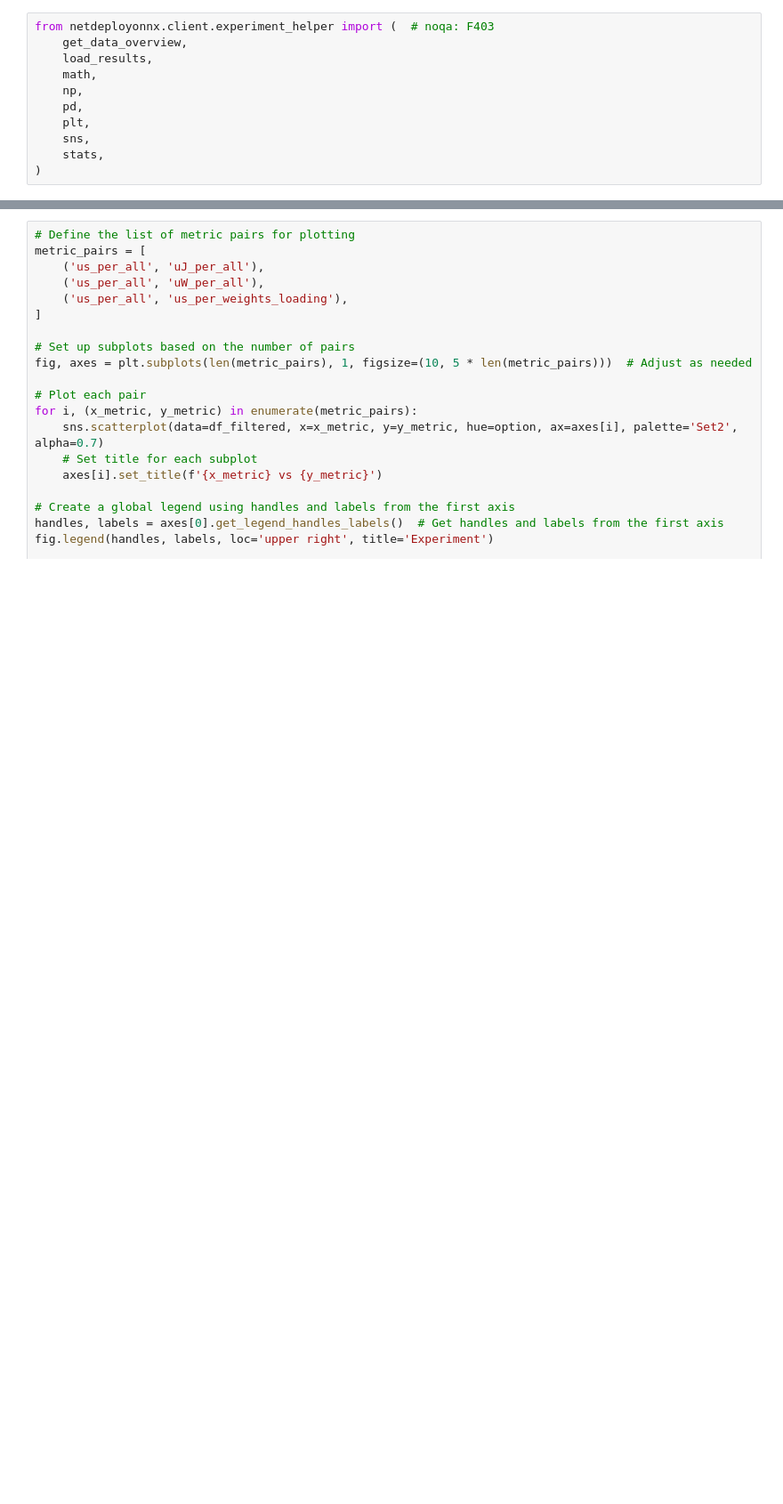
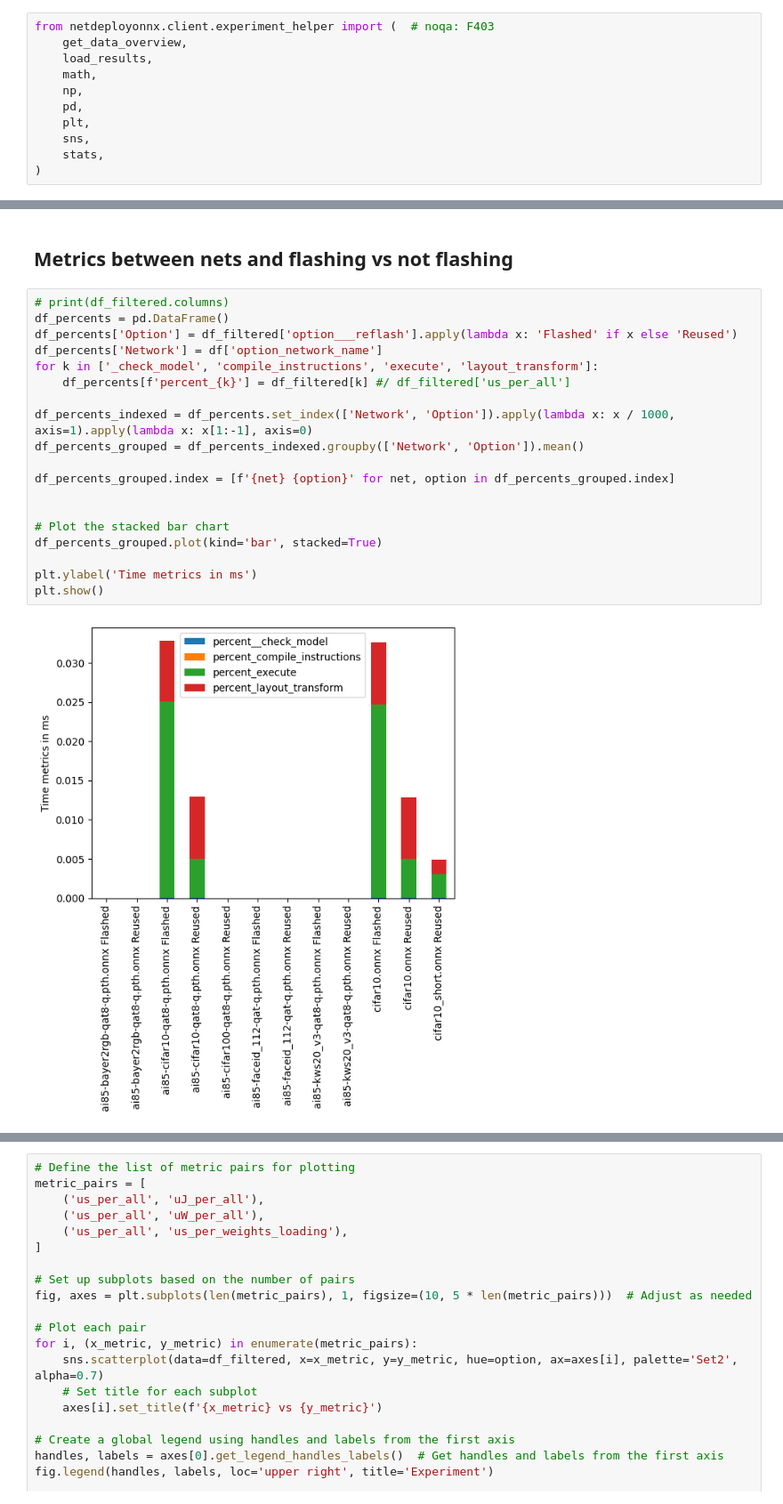
Before and after one commit to ekut-es/netdeployonnx, a Jupyter notebook: netdeployonnx/client/experiment.ipynb, the cells around one changed output, grey strips where cells are left out. Shown at 89% size. Drawn from its saved outputs; the diff is of its cells as text; blank space fills up the shorter version.

```diff
--- a/netdeployonnx/client/experiment.ipynb
+++ b/netdeployonnx/client/experiment.ipynb
@@ -43 +69,24 @@ data_overview_plot = get_data_overview(df_filtered)
+# %% [markdown]
+## Metrics between nets and flashing vs not flashing
+# %%
+# print(df_filtered.columns)
+df_percents = pd.DataFrame()
+df_percents['Option'] = df_filtered['option___reflash'].apply(lambda x: 'Flashed' if x else 'Reused')
+df_percents['Network'] = df['option_network_name']
+for k in ['_check_model', 'compile_instructions', 'execute', 'layout_transform']:
+    df_percents[f'percent_{k}'] = df_filtered[k] #/ df_filtered['us_per_all']
+
+df_percents_indexed = df_percents.set_index(['Network', 'Option']).apply(lambda x: x / 1000, axis=1).apply(lambda x: x[1:-1], axis=0)
+df_percents_grouped = df_percents_indexed.groupby(['Network', 'Option']).mean()
+
+df_percents_grouped.index = [f'{net} {option}' for net, option in df_percents_grouped.index]
+
+
+# Plot the stacked bar chart
+df_percents_grouped.plot(kind='bar', stacked=True)
+
+plt.ylabel('Time metrics in ms')
+plt.show()
+# %% [output]
+[figure, added]
 # %%
```
Also changed, not shown: parts of 5 cells of this notebook, 2 other files.
